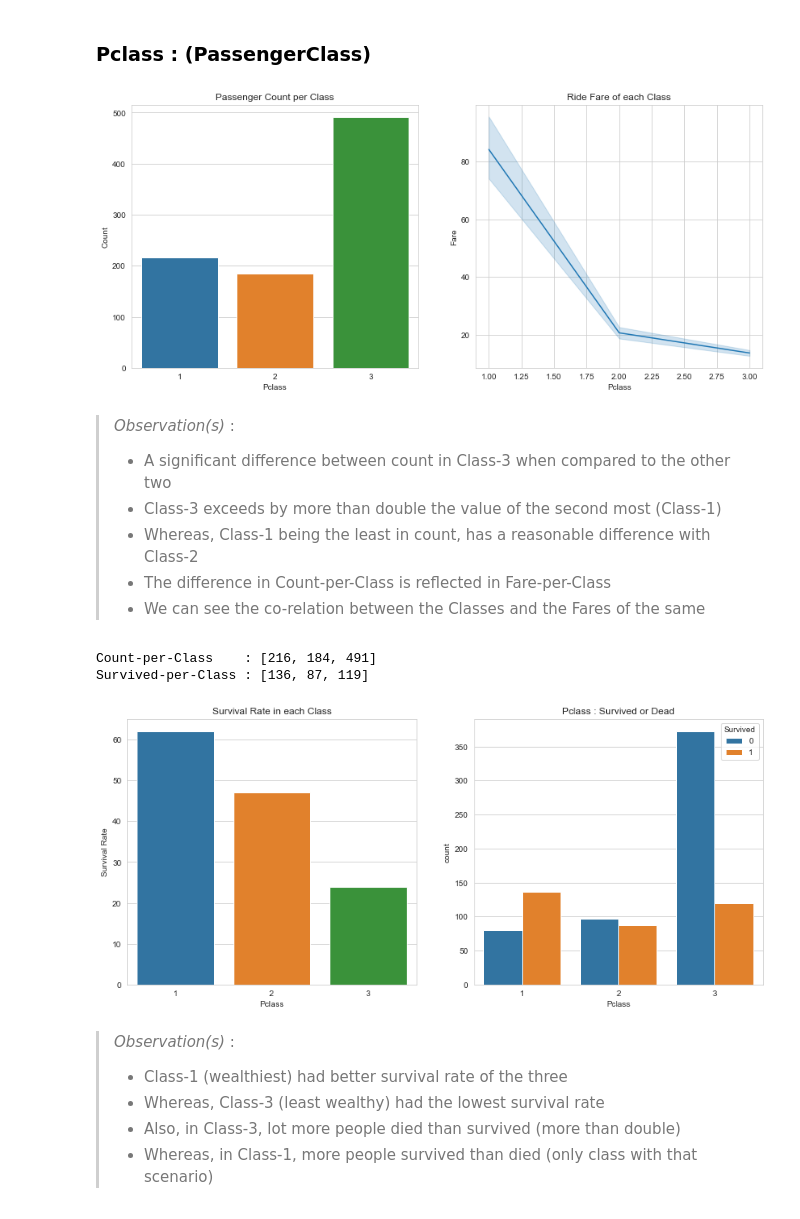
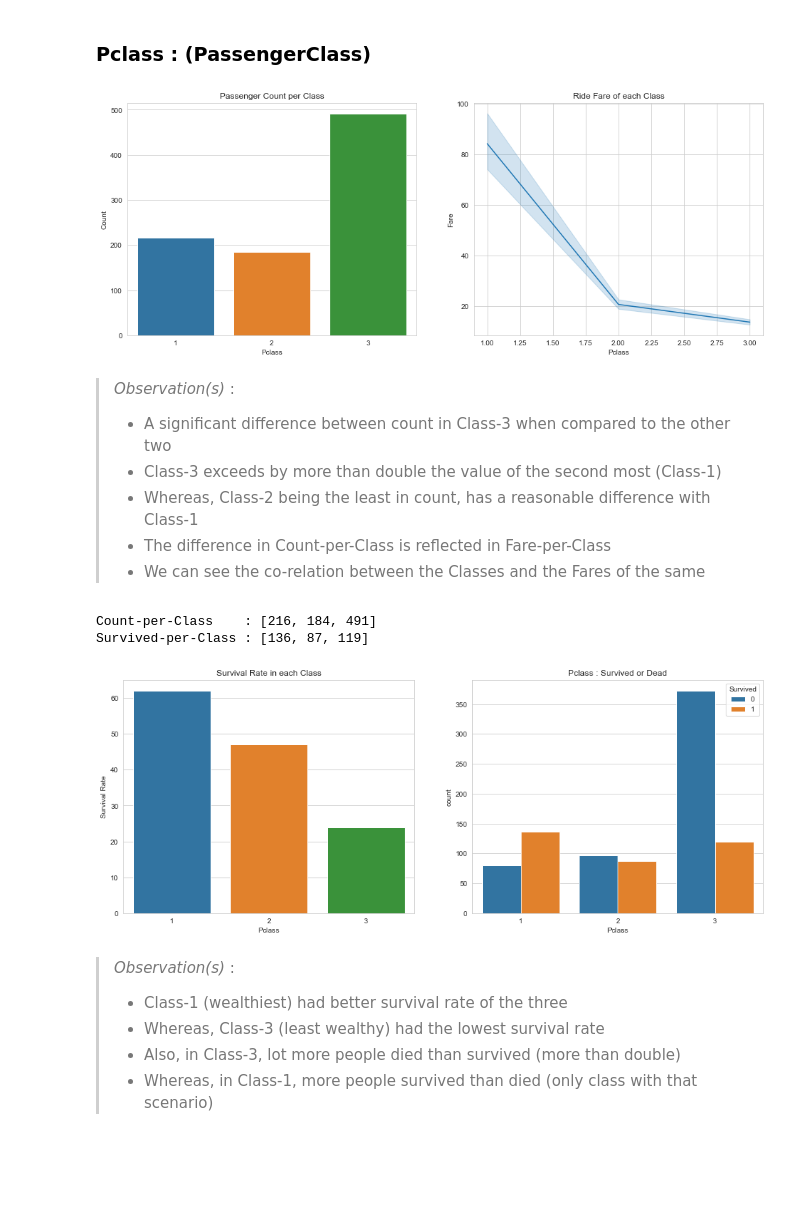
Before and after one commit to piyushmohan01/Exploratory-Data-Analysis, a Jupyter notebook: Titanic-Dataset/EDA-TitanicDataset.ipynb, the cells around one changed output. Drawn from its saved outputs; the diff is of its cells as text; code cells hidden in the pictures; blank space fills up the shorter version.

```diff
--- a/Titanic-Dataset/EDA-TitanicDataset.ipynb
+++ b/Titanic-Dataset/EDA-TitanicDataset.ipynb
@@ -109,21 +109,21 @@ Percentage (Did not survive) : 61 %
 # %% [markdown]
 ### Pclass : (PassengerClass)
 # %%
-fig, ax = plt.subplots(1, 2, figsize=(14, 6))
+fig, ax = plt.subplots(1, 2, figsize=(16, 6))
 sns.countplot(x='Pclass', data=train, ax=ax[0])
 ax[0].set_title('Passenger Count per Class')
 ax[0].set_ylabel('Count')
 sns.lineplot(x='Pclass', y='Fare', data=train, ax=ax[1])
 ax[1].set_title('Ride Fare of each Class')
 plt.show()
 # %% [output]
-[figure, old version]
+[figure, new version]
 # %% [markdown]
 > *Observation(s)* :
 >
 >    - A significant difference between count in Class-3 when compared to the other two
 >    - Class-3 exceeds by more than double the value of the second most (Class-1)
->    - Whereas, Class-1 being the least in count, has a reasonable difference with Class-2
+>    - Whereas, Class-2 being the least in count, has a reasonable difference with Class-1
 >    - The difference in Count-per-Class is reflected in Fare-per-Class
 >    - We can see the co-relation between the Classes and the Fares of the same
 # %%
@@ -140,7 +140,7 @@ for i in range(3):
 Count-per-Class    : [216, 184, 491]
 Survived-per-Class : [136, 87, 119]
 # %%
-fig, ax = plt.subplots(1, 2, figsize=(14, 6))
+fig, ax = plt.subplots(1, 2, figsize=(16, 6))
 sns.barplot(x=[1, 2, 3], y=class_survival_rate, ax=ax[0])
 ax[0].set_title('Survival Rate in each Class')
 ax[0].set_xlabel('Pclass')
@@ -149,7 +149,7 @@ sns.countplot(x='Pclass', hue='Survived', data=train, ax=ax[1])
 ax[1].set_title('Pclass : Survived or Dead')
 plt.show()
 # %% [output]
-[figure, old version]
+[figure, new version]
 # %% [markdown]
 > *Observation(s)* :
 >    - Class-1 (wealthiest) had better survival rate of the three
```
Also changed, not shown: parts of 34 cells of this notebook.
